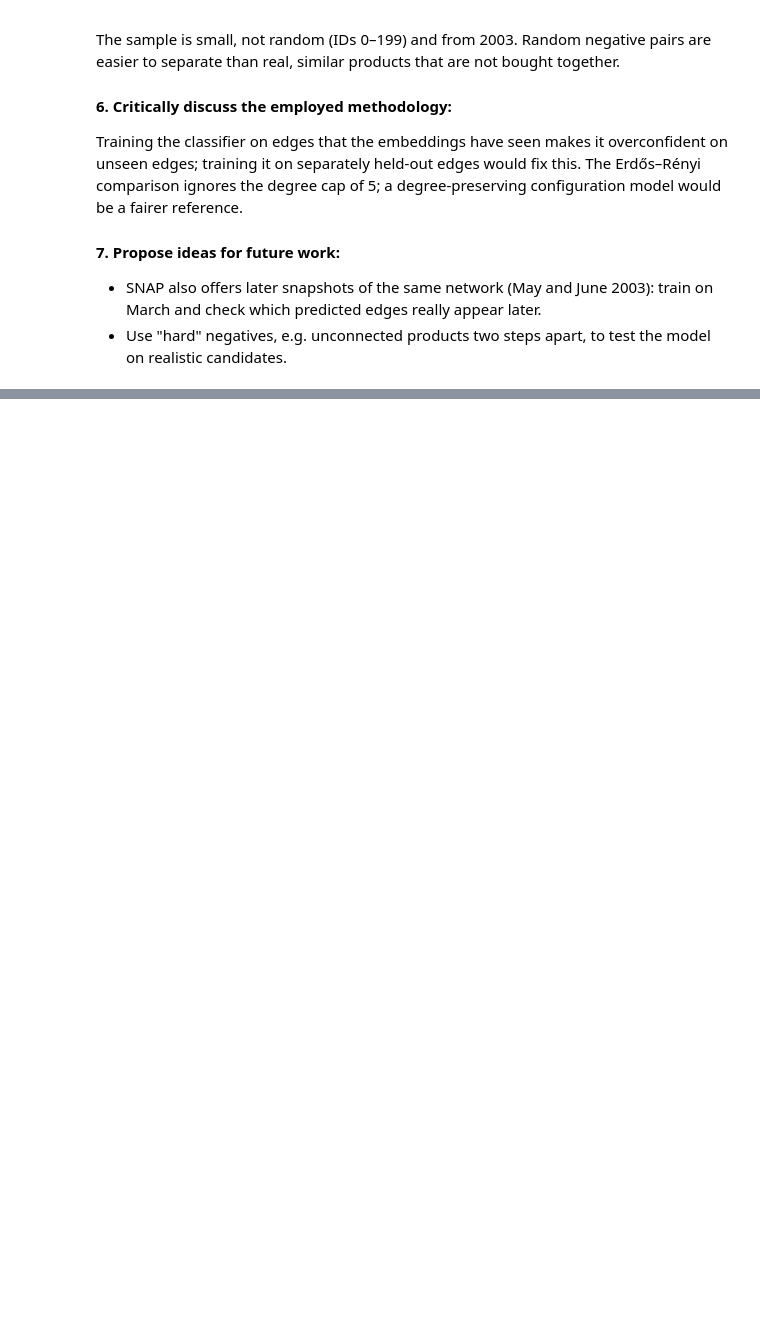
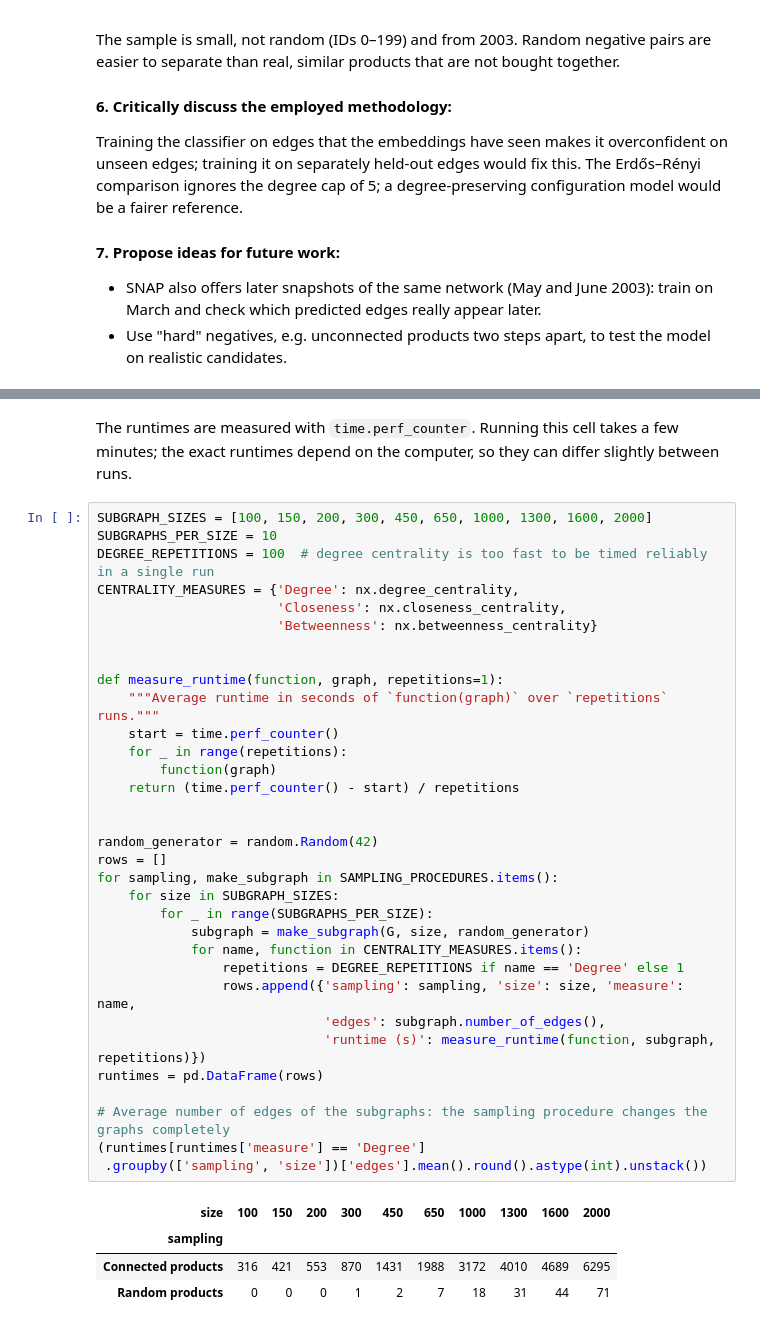
Before and after one commit to gmzonder/Enhancing-Amazon-Recommendation-With-Graph, a Jupyter notebook: Enhancing Amazon Recommendation with Graph DM.ipynb, the cells around one changed output, grey strips where cells are left out. Drawn from its saved outputs; the diff is of its cells as text; blank space fills up the shorter version.

```diff
--- a/Enhancing Amazon Recommendation with Graph DM.ipynb
+++ b/Enhancing Amazon Recommendation with Graph DM.ipynb
@@ -1075,0 +1153,40 @@ Training the classifier on edges that the embeddings have seen makes it overconf
+# %% [markdown]
+The runtimes are measured with `time.perf_counter`. Running this cell takes a few minutes; the exact runtimes depend on the computer, so they can differ slightly between runs.
+# %%
+SUBGRAPH_SIZES = [100, 150, 200, 300, 450, 650, 1000, 1300, 1600, 2000]
+SUBGRAPHS_PER_SIZE = 10
+DEGREE_REPETITIONS = 100  # degree centrality is too fast to be timed reliably in a single run
+CENTRALITY_MEASURES = {'Degree': nx.degree_centrality,
+                       'Closeness': nx.closeness_centrality,
+                       'Betweenness': nx.betweenness_centrality}
+
+
+def measure_runtime(function, graph, repetitions=1):
+    """Average runtime in seconds of `function(graph)` over `repetitions` runs."""
+    start = time.perf_counter()
+    for _ in range(repetitions):
+        function(graph)
+    return (time.perf_counter() - start) / repetitions
+
+
+random_generator = random.Random(42)
+rows = []
+for sampling, make_subgraph in SAMPLING_PROCEDURES.items():
+    for size in SUBGRAPH_SIZES:
+        for _ in range(SUBGRAPHS_PER_SIZE):
+            subgraph = make_subgraph(G, size, random_generator)
+            for name, function in CENTRALITY_MEASURES.items():
+                repetitions = DEGREE_REPETITIONS if name == 'Degree' else 1
+                rows.append({'sampling': sampling, 'size': size, 'measure': name,
+                             'edges': subgraph.number_of_edges(),
+                             'runtime (s)': measure_runtime(function, subgraph, repetitions)})
+runtimes = pd.DataFrame(rows)
+
+# Average number of edges of the subgraphs: the sampling procedure changes the graphs completely
+(runtimes[runtimes['measure'] == 'Degree']
+ .groupby(['sampling', 'size'])['edges'].mean().round().astype(int).unstack())
+# %% [output]
+| size | 100 | 150 | 200 | 300 | 450 | 650 | 1000 | 1300 | 1600 | 2000 |
+| sampling |  |  |  |  |  |  |  |  |  |  |
+| Connected products | 316 | 421 | 553 | 870 | 1431 | 1988 | 3172 | 4010 | 4689 | 6295 |
+| Random products | 0 | 0 | 0 | 1 | 2 | 7 | 18 | 31 | 44 | 71 |
```
Also changed, not shown: parts of 21 cells of this notebook, 1 other file.
